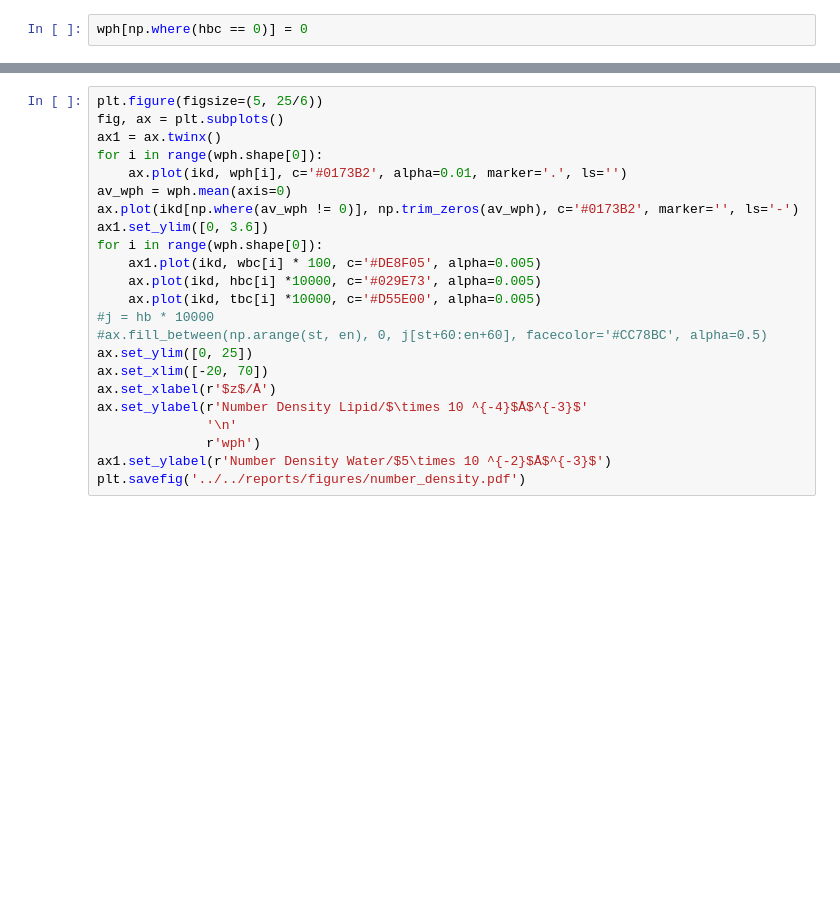
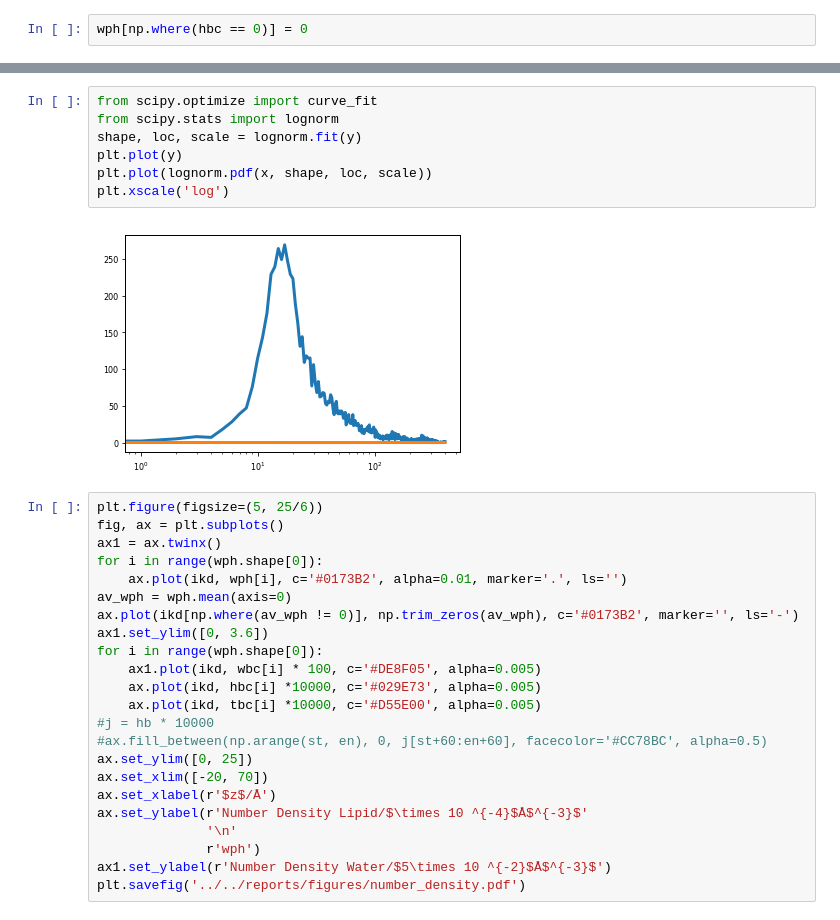
Before and after one commit to arm61/sim_vs_trad, a Jupyter notebook: notebooks/simulation/density_plot.ipynb, the cells around one changed output, grey strips where cells are left out. Drawn from its saved outputs; the diff is of its cells as text; blank space fills up the shorter version.

```diff
--- a/notebooks/simulation/density_plot.ipynb
+++ b/notebooks/simulation/density_plot.ipynb
@@ -85,3 +138,12 @@ wph[np.where(hbc == 0)] = 0
+# %%
+from scipy.optimize import curve_fit
+from scipy.stats import lognorm
+shape, loc, scale = lognorm.fit(y)
+plt.plot(y)
+plt.plot(lognorm.pdf(x, shape, loc, scale))
+plt.xscale('log')
+# %% [output]
+[figure, added]
 # %%
 plt.figure(figsize=(5, 25/6))
 fig, ax = plt.subplots()
```
Also changed, not shown: parts of 9 cells of this notebook, 24 other files.
